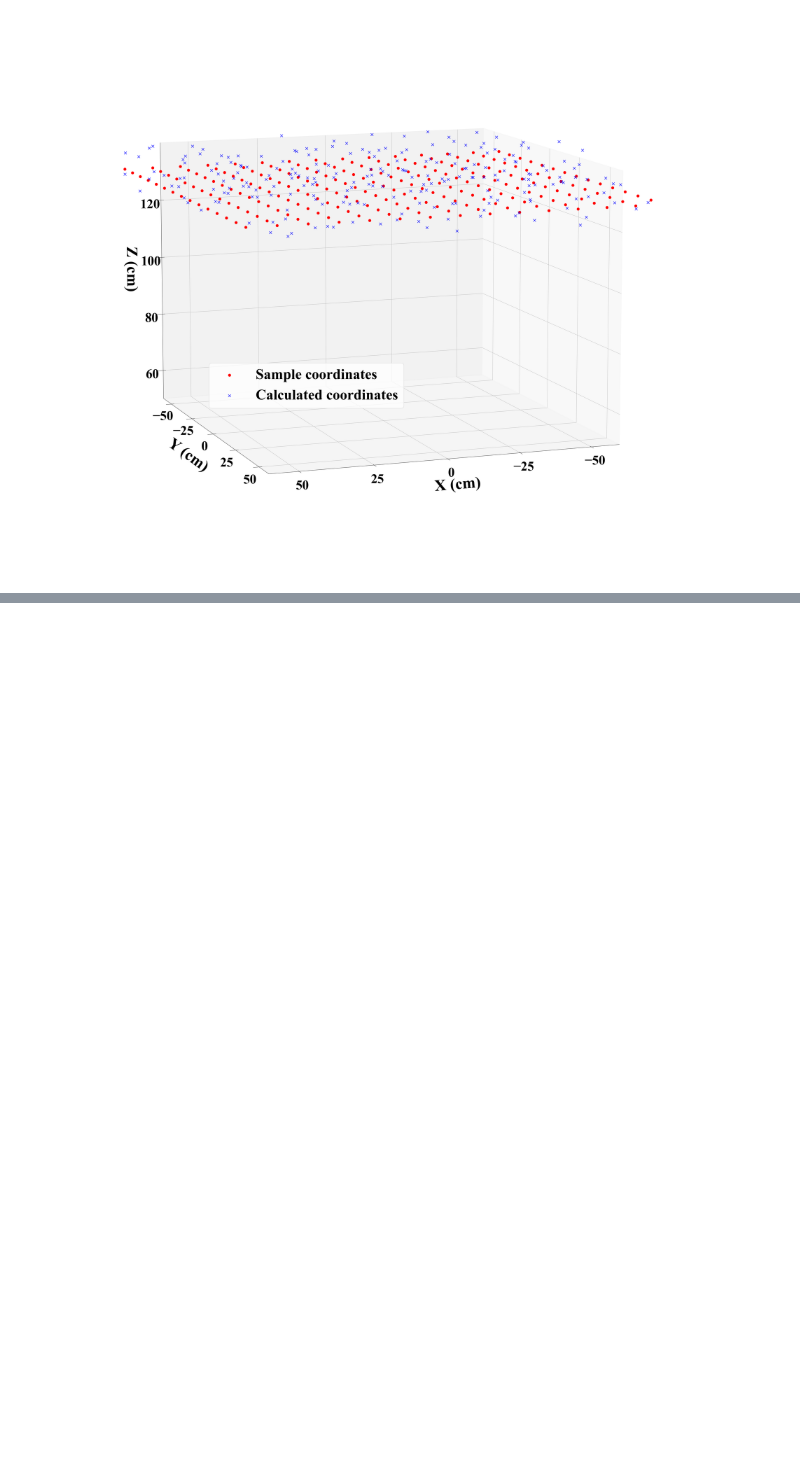
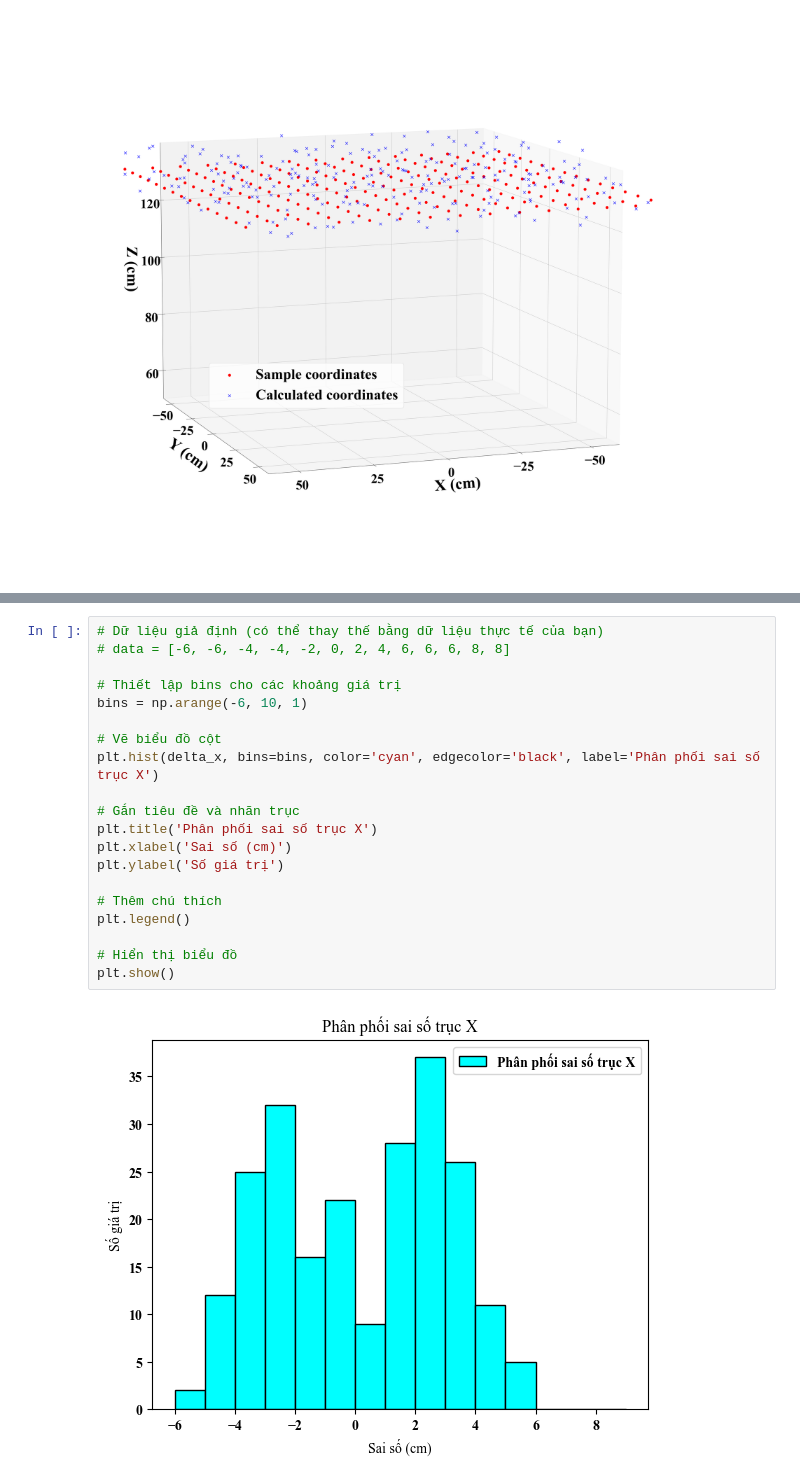
Before and after one commit to nguyendinhquan140701/LEDs_Data_Processing, a Jupyter notebook: Encode_Decode/draw/c2_position.ipynb, the cells around one changed output, grey strips where cells are left out. Drawn from its saved outputs; the diff is of its cells as text; blank space fills up the shorter version.

```diff
--- a/Encode_Decode/draw/c2_position.ipynb
+++ b/Encode_Decode/draw/c2_position.ipynb
@@ -201,0 +204,22 @@ plt.show()
+# %%
+# Dữ liệu giả định (có thể thay thế bằng dữ liệu thực tế của bạn)
+# data = [-6, -6, -4, -4, -2, 0, 2, 4, 6, 6, 6, 8, 8]
+
+# Thiết lập bins cho các khoảng giá trị
+bins = np.arange(-6, 10, 1)
+
+# Vẽ biểu đồ cột
+plt.hist(delta_x, bins=bins, color='cyan', edgecolor='black', label='Phân phối sai số trục X')
+
+# Gắn tiêu đề và nhãn trục
+plt.title('Phân phối sai số trục X')
+plt.xlabel('Sai số (cm)')
+plt.ylabel('Số giá trị')
+
+# Thêm chú thích
+plt.legend()
+
+# Hiển thị biểu đồ
+plt.show()
+# %% [output]
+[figure, added]
```
Also changed, not shown: parts of 6 cells of this notebook, 3 other files.
